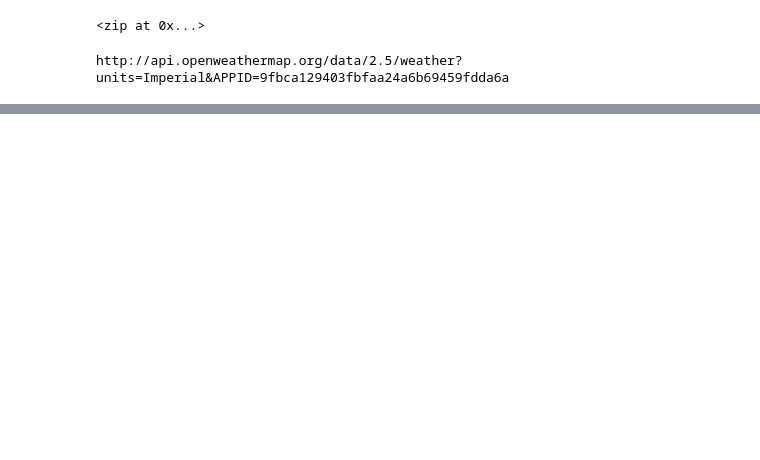
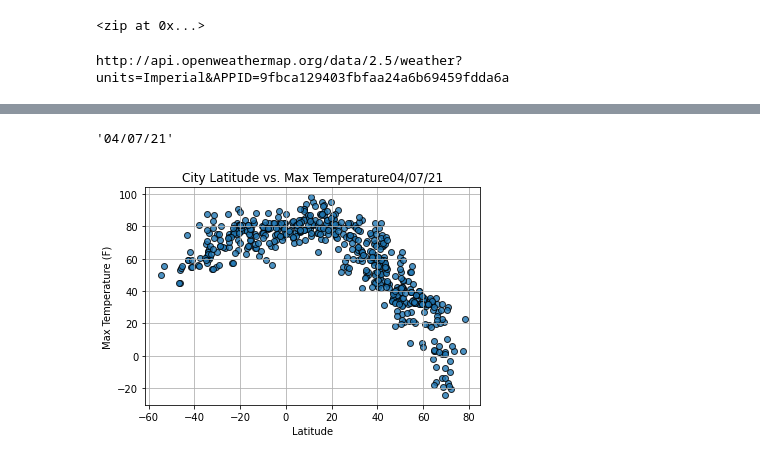
Before and after one commit to Apollo619/World_Weather_Analysis, a Jupyter notebook: weatherPy.ipynb, the cells around one changed output, grey strips where cells are left out. Drawn from its saved outputs; the diff is of its cells as text; code cells hidden in the pictures; blank space fills up the shorter version.

Commit message:
scatter plots

```diff
--- a/weatherPy.ipynb
+++ b/weatherPy.ipynb
@@ -43,0 +120,5 @@ len(cities)
+# %%
+# Create an endpoint URL for a city.
+city_url = url + "&q=" + "Boston"
+city_weather = requests.get(city_url)
+city_weather.json()
@@ -93,0 +273,5 @@ city_data_df.head(10)
+# %%
+# Reorder the columns of the dataframe
+new_columns = ['City','Country','Date','Lat','Lng','Max Temp','Humidity','Cloudiness','Wind Speed']
+city_data_df = city_data_df[new_columns]
+city_data_df
@@ -93,0 +297,30 @@ city_data_df.head(10)
+# %%
+# Extract relevant fields from the DataFrame for plotting.
+lats = city_data_df["Lat"]
+max_temps = city_data_df["Max Temp"]
+humidity = city_data_df["Humidity"]
+cloudiness = city_data_df["Cloudiness"]
+wind_speed = city_data_df["Wind Speed"]
+# %%
+# Import the time module.
+import time
+# Get today's date in seconds.
+today = time.strftime('%x')
+today
+# %% [output]
+'04/07/21'
+# %%
+# create a scatter plot of latitude vs max temp
+plt.scatter(lats,max_temps,
+            edgecolor='k',linewidth=1,marker="o",alpha=0.8, label="Cities")
+plt.xlabel("Latitude")
+plt.ylabel("Max Temperature (F)")
+plt.title("City Latitude vs. Max Temperature" +time.strftime("%x"))
+plt.grid(True)
+
+# Save the figure.
+plt.savefig("weather_data/Fig1.png")
+
+plt.show()
+# %% [output]
+[figure, added]
```
Also changed, not shown: parts of 24 cells of this notebook, 6 other files.
